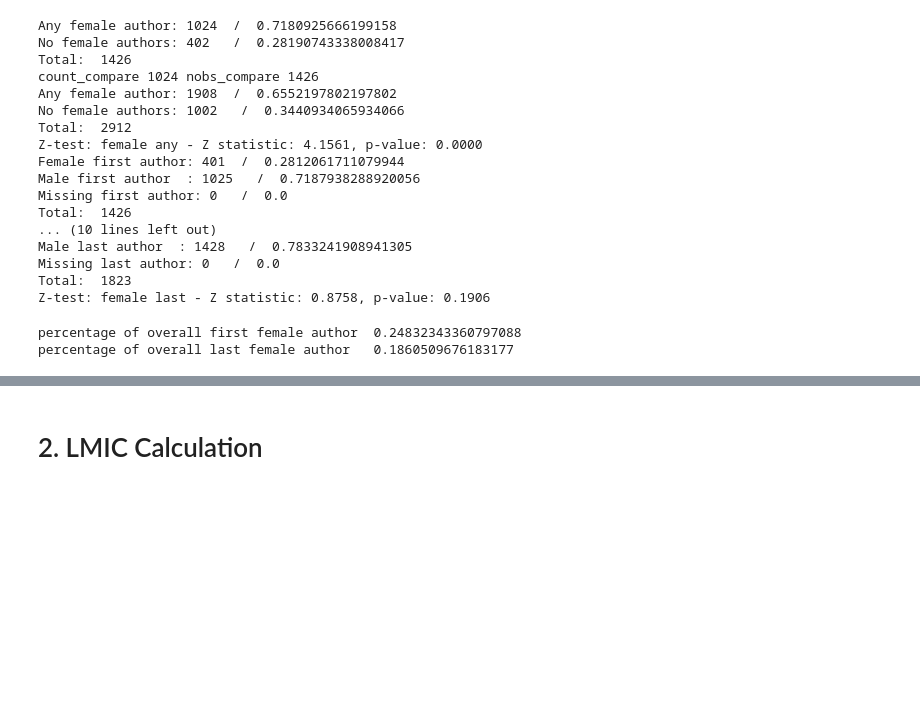
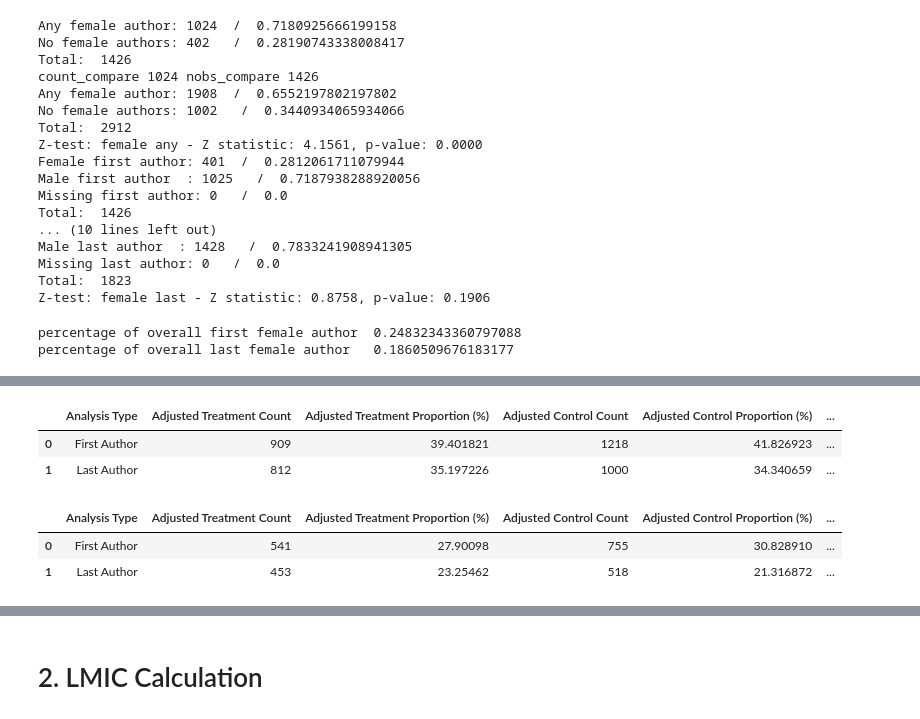
Before and after one commit to anpetushkov/OpenVsPrivateDatasets, a Jupyter notebook: OpenVsPrivateDataMaster.ipynb, the cells around one changed output, grey strips where cells are left out. Drawn from its saved outputs; the diff is of its cells as text; code cells hidden in the pictures; blank space fills up the shorter version.

```diff
--- a/OpenVsPrivateDataMaster.ipynb
+++ b/OpenVsPrivateDataMaster.ipynb
@@ -749,3 +771,25 @@ Total:  1823
 df_pubs_compare["female_first"].isna().sum()
 # %% [output]
 368
+# %%
+
+compare_female_last = df_pubs_compare["female_last"].value_counts()[1]
+compare_male_last = df_pubs_compare["female_last"].value_counts()[0]
+compare_missing_last = df_pubs_compare['female_last'].isna().sum()
+print(compare_female_last,compare_male_last,compare_missing_last)
+
+control_female_last = df_pubs_control["female_last"].value_counts()[1]
+control_male_last = df_pubs_control["female_last"].value_counts()[0]
+control_missing_last = df_pubs_control['female_last'].isna().sum()
+print(control_female_last,control_male_last,control_missing_last)
+
+
+compare_female_first = df_pubs_compare["female_first"].value_counts()[1]
+compare_male_first = df_pubs_compare["female_first"].value_counts()[0]
+compare_missing_first = df_pubs_compare['female_first'].isna().sum()
+print(compare_female_first,compare_male_first,compare_missing_first)
+
+control_female_first = df_pubs_control["female_first"].value_counts()[1]
+control_male_first = df_pubs_control["female_first"].value_counts()[0]
+control_missing_first = df_pubs_control['female_first'].isna().sum()
+print(control_female_first,control_male_first,control_missing_first)
@@ -889,0 +1007,56 @@ percentage of overall last female author   0.1860509676183177
+# %%
+results_df
+# %% [output]
+|  | Analysis Type | Adjusted Treatment Count | Adjusted Treatment Proportion (%) | Adjusted Control Count | Adjusted Control Proportion (%) | ... |
+| 0 | First Author | 909 | 39.401821 | 1218 | 41.826923 | ... |
+| 1 | Last Author | 812 | 35.197226 | 1000 | 34.340659 | ... |
+# %%
+
+def sensitivity_analysis_all_missing_not_female(total_compare_papers, known_compare_papers, compare_female_count, total_control_papers, known_control_papers, control_female_count):
+    # Calculate the number of papers with missing gender information for each group
+    missing_compare_papers = total_compare_papers - known_compare_papers
+    missing_control_papers = total_control_papers - known_control_papers
+
+    # Assume all the missing authors are not female and subtract them from the total paper counts
+    adjusted_compare_total_papers = total_compare_papers - missing_compare_papers
+    adjusted_control_total_papers = total_control_papers - missing_control_papers
+
+    # Calculate the adjusted proportions
+    adjusted_compare_female_proportion = compare_female_count / adjusted_compare_total_papers * 100
+    adjusted_control_female_proportion = control_female_count / adjusted_control_total_papers * 100
+
+    # Perform the one-sided Z-test with the alternative hypothesis stating that the proportion in the compare group is greater than the control group
+    z_stat, p_value = proportions_ztest([compare_female_count, control_female_count],
+                                        [adjusted_compare_total_papers, adjusted_control_total_papers],
+                                        alternative='larger')
+
+    return compare_female_count, adjusted_compare_female_proportion, control_female_count, adjusted_control_female_proportion, z_stat, p_value
+
+# Calculate the total number of papers and known papers for each group
+total_compare_papers = len(df_pubs_compare)
+total_control_papers = len(df_pubs_control)
+known_compare_papers_last = total_compare_papers - compare_missing_last
+known_control_papers_last = total_control_papers - control_missing_last
+known_compare_papers_first = total_compare_papers - compare_missing_first
+known_control_papers_first = total_control_papers - control_missing_first
+
+# Perform the sensitivity analysis for first and last authors
+first_results = sensitivity_analysis_all_missing_not_female(total_compare_papers, known_compare_papers_first, compare_female_first, total_control_papers, known_control_papers_first, control_female_first)
+last_results = sensitivity_analysis_all_missing_not_female(total_compare_papers, known_compare_papers_last, compare_female_last, total_control_papers, known_control_papers_last, control_female_last)
+
+# Create a DataFrame with the results
+results_df = pd.DataFrame({
+    'Analysis Type': ['First Author', 'Last Author'],
+    'Adjusted Treatment Count': [first_results[0], last_results[0]],
+    'Adjusted Treatment Proportion (%)': [first_results[1], last_results[1]],
+    'Adjusted Control Count': [first_results[2], last_results[2]],
+    'Adjusted Control Proportion (%)': [first_results[3], last_results[3]],
+    'Z-Statistic': [first_results[4], last_results[4]],
+    'P-Value': [first_results[5], last_results[5]]
+})
+
+results_df
+# %% [output]
+|  | Analysis Type | Adjusted Treatment Count | Adjusted Treatment Proportion (%) | Adjusted Control Count | Adjusted Control Proportion (%) | ... |
+| 0 | First Author | 541 | 27.90098 | 755 | 30.828910 | ... |
+| 1 | Last Author | 453 | 23.25462 | 518 | 21.316872 | ... |
```
Also changed, not shown: parts of 30 cells of this notebook.
